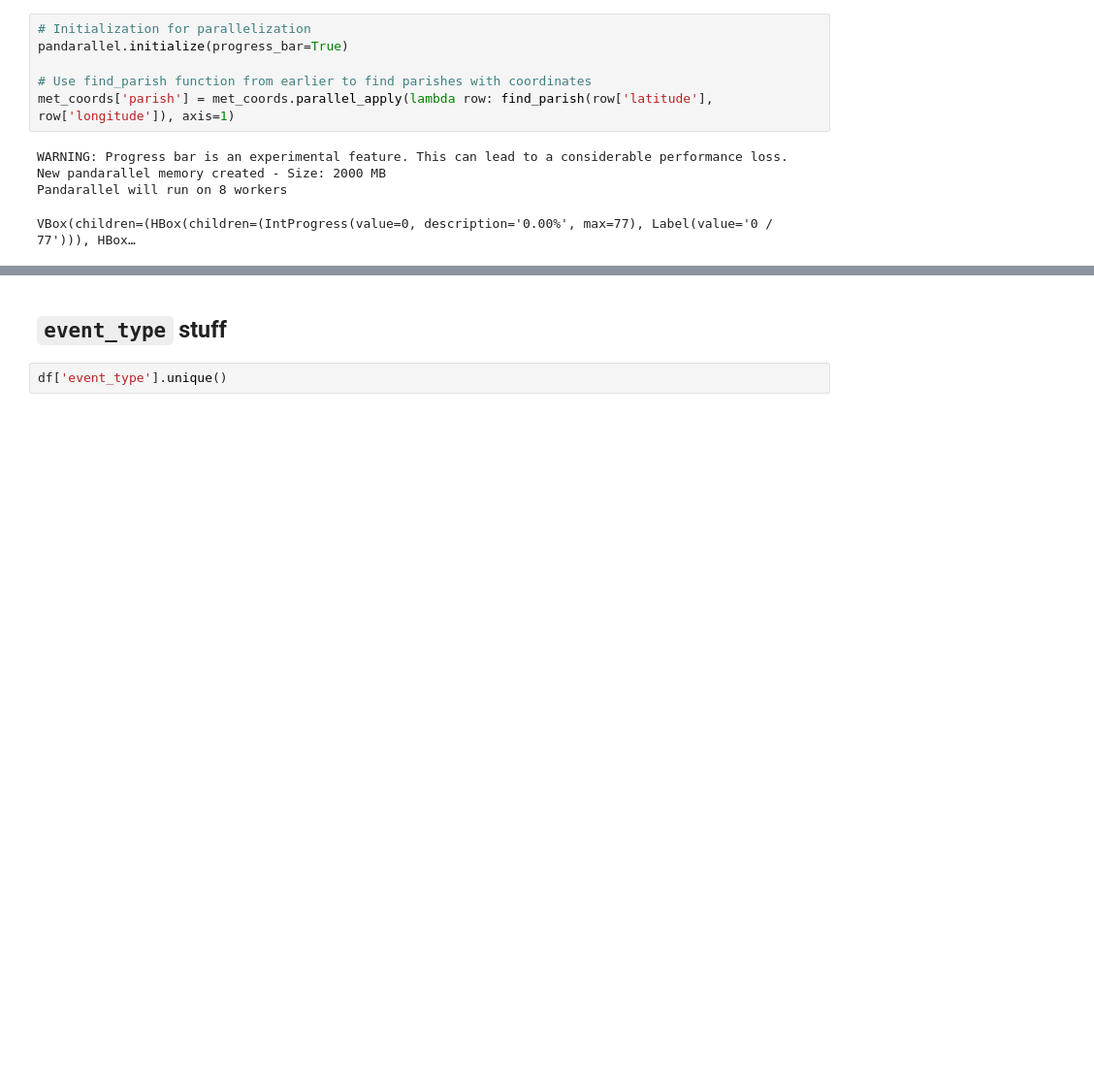
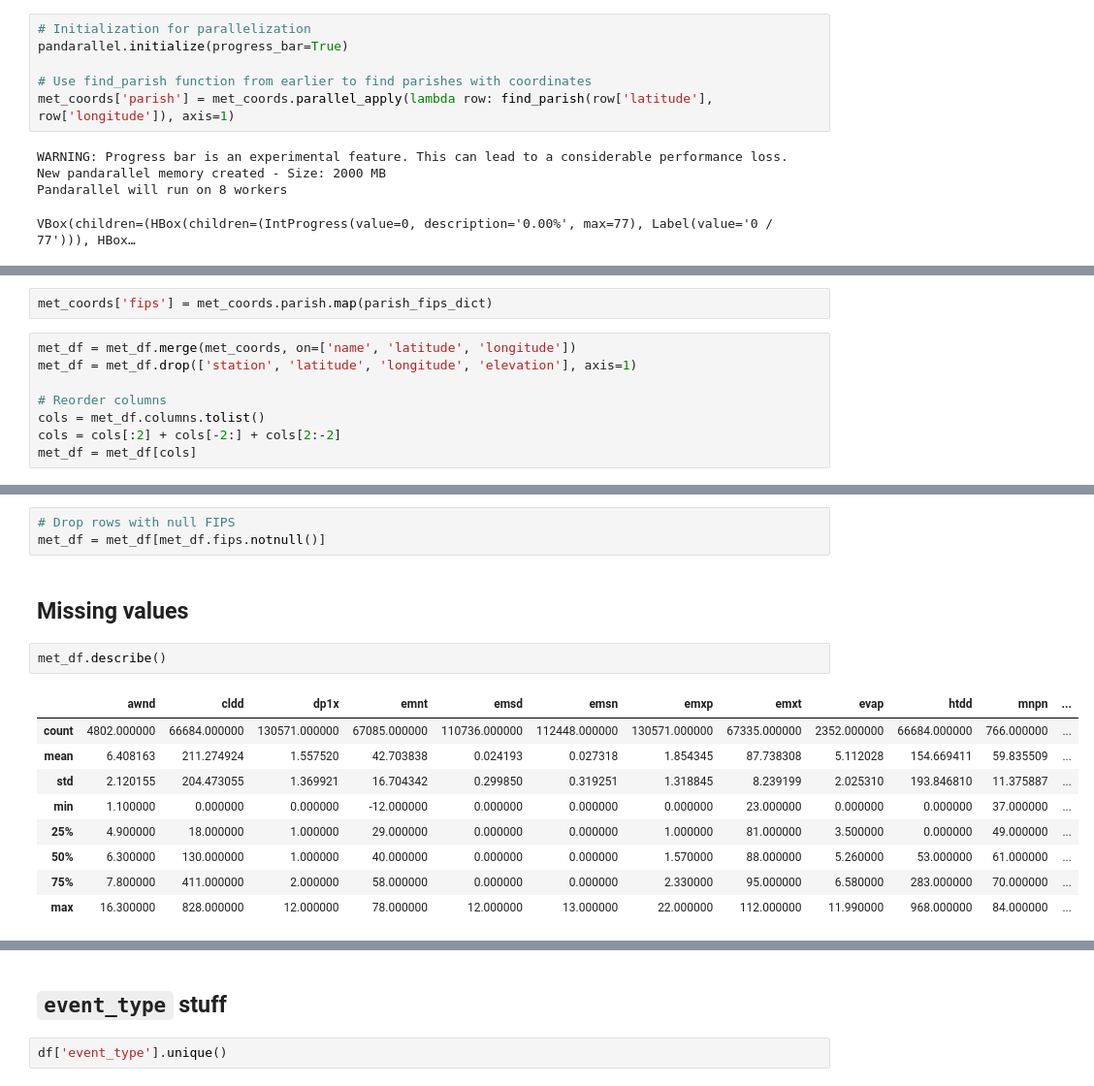
Before and after one commit to jennyrhee/flood-events, a Jupyter notebook: notebooks/data_wrangling.ipynb, the cells around one changed output, grey strips where cells are left out. Shown at 97% size. Saved outputs shown, nothing was run; the diff lists cells and outputs as text; blank space fills up the shorter version.

```diff
--- a/notebooks/data_wrangling.ipynb
+++ b/notebooks/data_wrangling.ipynb
@@ -607,0 +627,10 @@ met_coords.head()
+# %%
+met_coords['fips'] = met_coords.parish.map(parish_fips_dict)
+# %%
+met_df = met_df.merge(met_coords, on=['name', 'latitude', 'longitude'])
+met_df = met_df.drop(['station', 'latitude', 'longitude', 'elevation'], axis=1)
+
+# Reorder columns
+cols = met_df.columns.tolist()
+cols = cols[:2] + cols[-2:] + cols[2:-2]
+met_df = met_df[cols]
@@ -607,0 +659,17 @@ met_coords.head()
+# %%
+# Drop rows with null FIPS
+met_df = met_df[met_df.fips.notnull()]
+# %% [markdown]
+## Missing values
+# %%
+met_df.describe()
+# %% [output]
+|  | awnd | cldd | dp1x | emnt | emsd | emsn | emxp | emxt | evap | htdd | mnpn | ... |
+| count | 4802.000000 | 66684.000000 | 130571.000000 | 67085.000000 | 110736.000000 | 112448.000000 | 130571.000000 | 67335.000000 | 2352.000000 | 66684.000000 | 766.000000 | ... |
+| mean | 6.408163 | 211.274924 | 1.557520 | 42.703838 | 0.024193 | 0.027318 | 1.854345 | 87.738308 | 5.112028 | 154.669411 | 59.835509 | ... |
+| std | 2.120155 | 204.473055 | 1.369921 | 16.704342 | 0.299850 | 0.319251 | 1.318845 | 8.239199 | 2.025310 | 193.846810 | 11.375887 | ... |
+| min | 1.100000 | 0.000000 | 0.000000 | -12.000000 | 0.000000 | 0.000000 | 0.000000 | 23.000000 | 0.000000 | 0.000000 | 37.000000 | ... |
+| 25% | 4.900000 | 18.000000 | 1.000000 | 29.000000 | 0.000000 | 0.000000 | 1.000000 | 81.000000 | 3.500000 | 0.000000 | 49.000000 | ... |
+| 50% | 6.300000 | 130.000000 | 1.000000 | 40.000000 | 0.000000 | 0.000000 | 1.570000 | 88.000000 | 5.260000 | 53.000000 | 61.000000 | ... |
+| 75% | 7.800000 | 411.000000 | 2.000000 | 58.000000 | 0.000000 | 0.000000 | 2.330000 | 95.000000 | 6.580000 | 283.000000 | 70.000000 | ... |
+| max | 16.300000 | 828.000000 | 12.000000 | 78.000000 | 12.000000 | 13.000000 | 22.000000 | 112.000000 | 11.990000 | 968.000000 | 84.000000 | ... |
```
Also changed, not shown: parts of 9 cells of this notebook.
